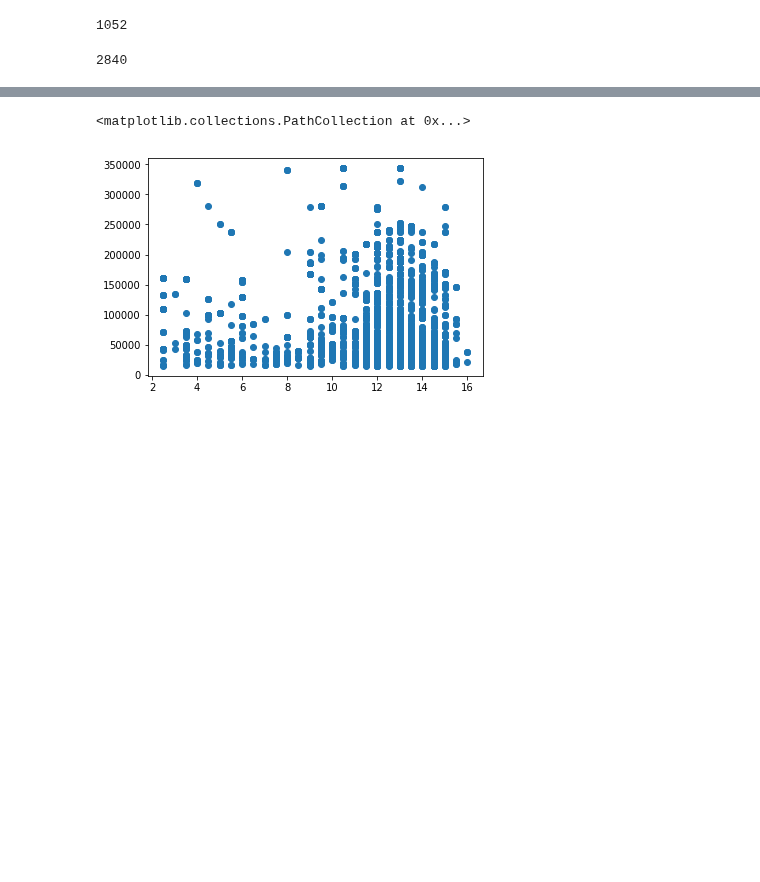
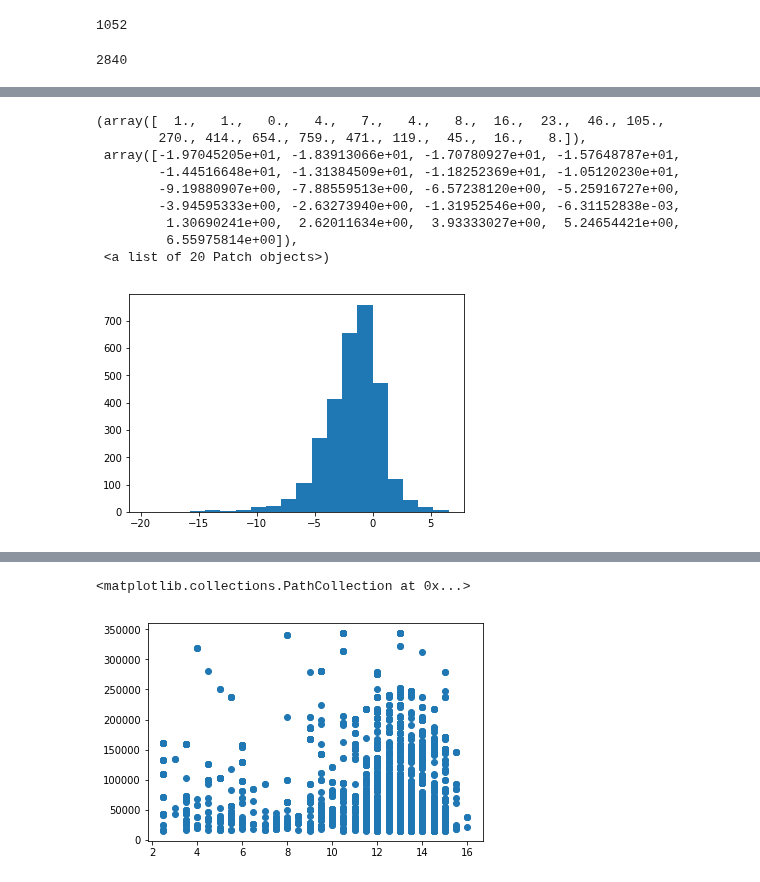
Before and after one commit to cornkle/proj_CEH, a Jupyter notebook: notebooks/AMMA_core_backtrack_initiation_test.ipynb, the cells around one changed output, grey strips where cells are left out. Drawn from its saved outputs; the diff is of its cells as text; code cells hidden in the pictures; blank space fills up the shorter version.

```diff
--- a/notebooks/AMMA_core_backtrack_initiation_test.ipynb
+++ b/notebooks/AMMA_core_backtrack_initiation_test.ipynb
@@ -151,0 +132,2 @@ msgopen
+# %%
+msgopen = msgopen[(msgopen['SMdry0']== 1)& (msgopen['SMdry-1']== 1) & ((msgopen['SMmean0']== -999) |  (msgopen['SMmean-1']== -999))]
@@ -151,0 +153,13 @@ msgopen
+# %%
+plt.hist(msgopen['SMmean0'], bins=20)
+# %% [output]
+(array([  1.,   1.,   0.,   4.,   7.,   4.,   8.,  16.,  23.,  46., 105.,
+        270., 414., 654., 759., 471., 119.,  45.,  16.,   8.]),
+ array([-1.97045205e+01, -1.83913066e+01, -1.70780927e+01, -1.57648787e+01,
+        -1.44516648e+01, -1.31384509e+01, -1.18252369e+01, -1.05120230e+01,
+        -9.19880907e+00, -7.88559513e+00, -6.57238120e+00, -5.25916727e+00,
+        -3.94595333e+00, -2.63273940e+00, -1.31952546e+00, -6.31152838e-03,
+         1.30690241e+00,  2.62011634e+00,  3.93333027e+00,  5.24654421e+00,
+         6.55975814e+00]),
+ <a list of 20 Patch objects>)
+[figure, added]
```
Also changed, not shown: parts of 20 cells of this notebook, 14 other files.
